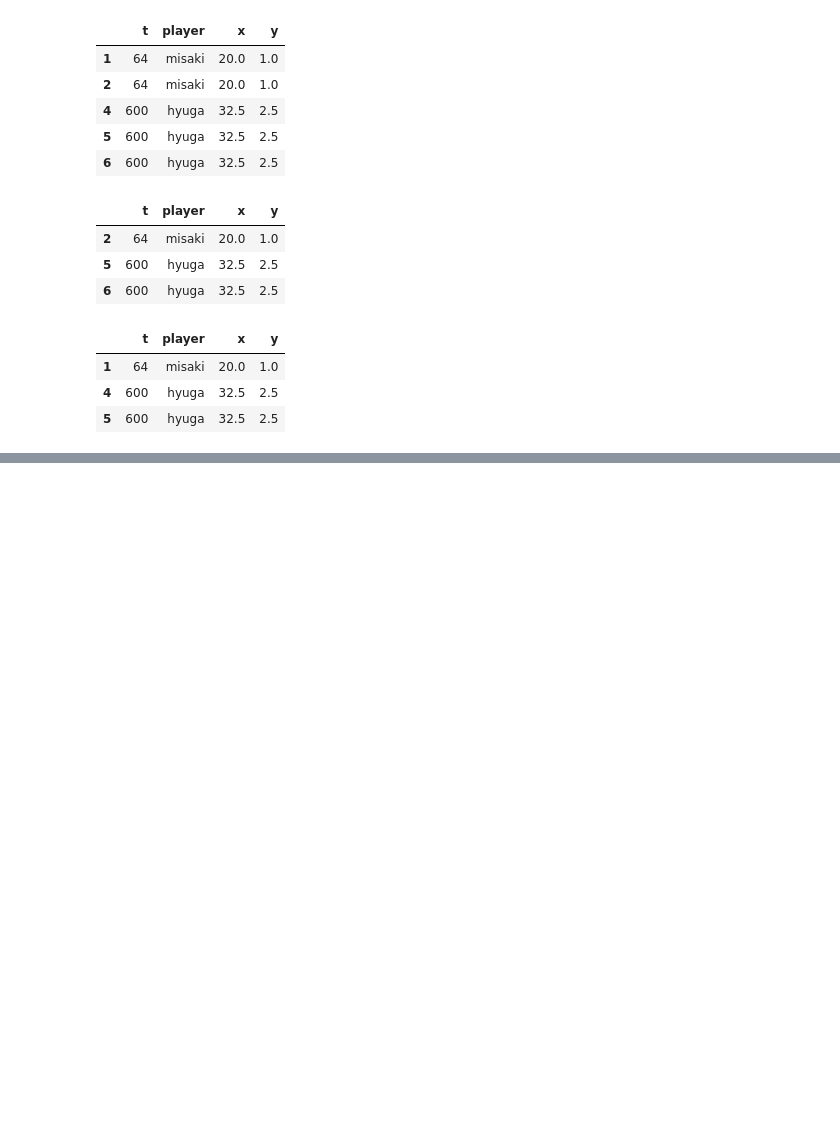
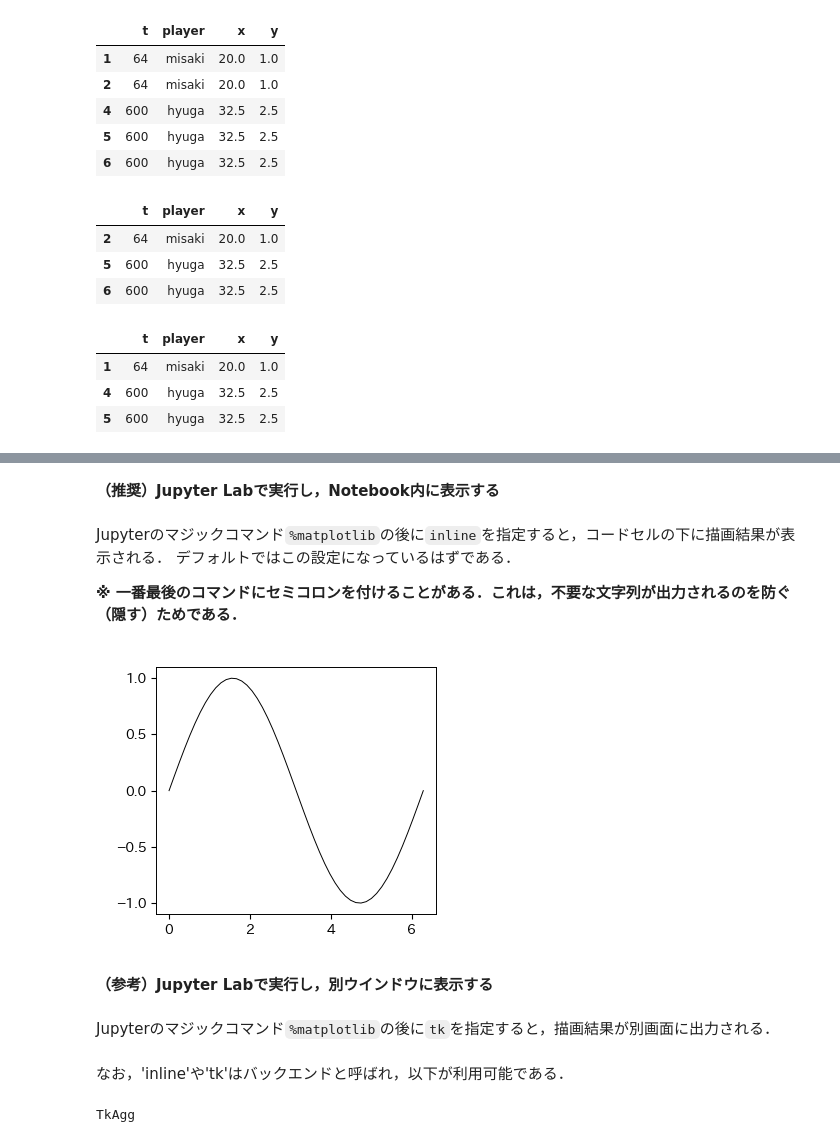
Before and after one commit to tnarizuka/sports_data_programming, a Jupyter notebook: _build/jupyter_execute/appendix/appendix.ipynb, the cells around one changed output, grey strips where cells are left out. Cells and saved outputs as stored; diff of their text form; code cells hidden in the pictures; blank space fills up the shorter version.

```diff
--- a/_build/jupyter_execute/appendix/appendix.ipynb
+++ b/_build/jupyter_execute/appendix/appendix.ipynb
@@ -804,0 +813,7 @@ df.loc[df.duplicated(keep='last', subset=None)]
+# %% [markdown]
+**（推奨）Jupyter Labで実行し，Notebook内に表示する**
+# %% [markdown]
+Jupyterのマジックコマンド`%matplotlib`の後に`inline`を指定すると，コードセルの下に描画結果が表示される．
+デフォルトではこの設定になっているはずである．
+
+**※ 一番最後のコマンドにセミコロンを付けることがある．これは，不要な文字列が出力されるのを防ぐ（隠す）ためである．**
@@ -804,0 +823,10 @@ df.loc[df.duplicated(keep='last', subset=None)]
+# %%
+fig, ax = plt.subplots()
+x = np.linspace(0, 2*np.pi)
+plt.plot(x, np.sin(x));
+# %% [output]
+[figure, added]
+# %% [markdown]
+**（参考）Jupyter Labで実行し，別ウインドウに表示する**
+# %% [markdown]
+Jupyterのマジックコマンド`%matplotlib`の後に`tk`を指定すると，描画結果が別画面に出力される．
@@ -804,0 +836,7 @@ df.loc[df.duplicated(keep='last', subset=None)]
+# %% [markdown]
+なお，'inline'や'tk'はバックエンドと呼ばれ，以下が利用可能である．
+# %%
+# 現在のバックエンドを確認
+print(matplotlib.get_backend())
+# %% [output]
+TkAgg
```
Also changed, not shown: parts of 26 cells of this notebook, 16 other files.
